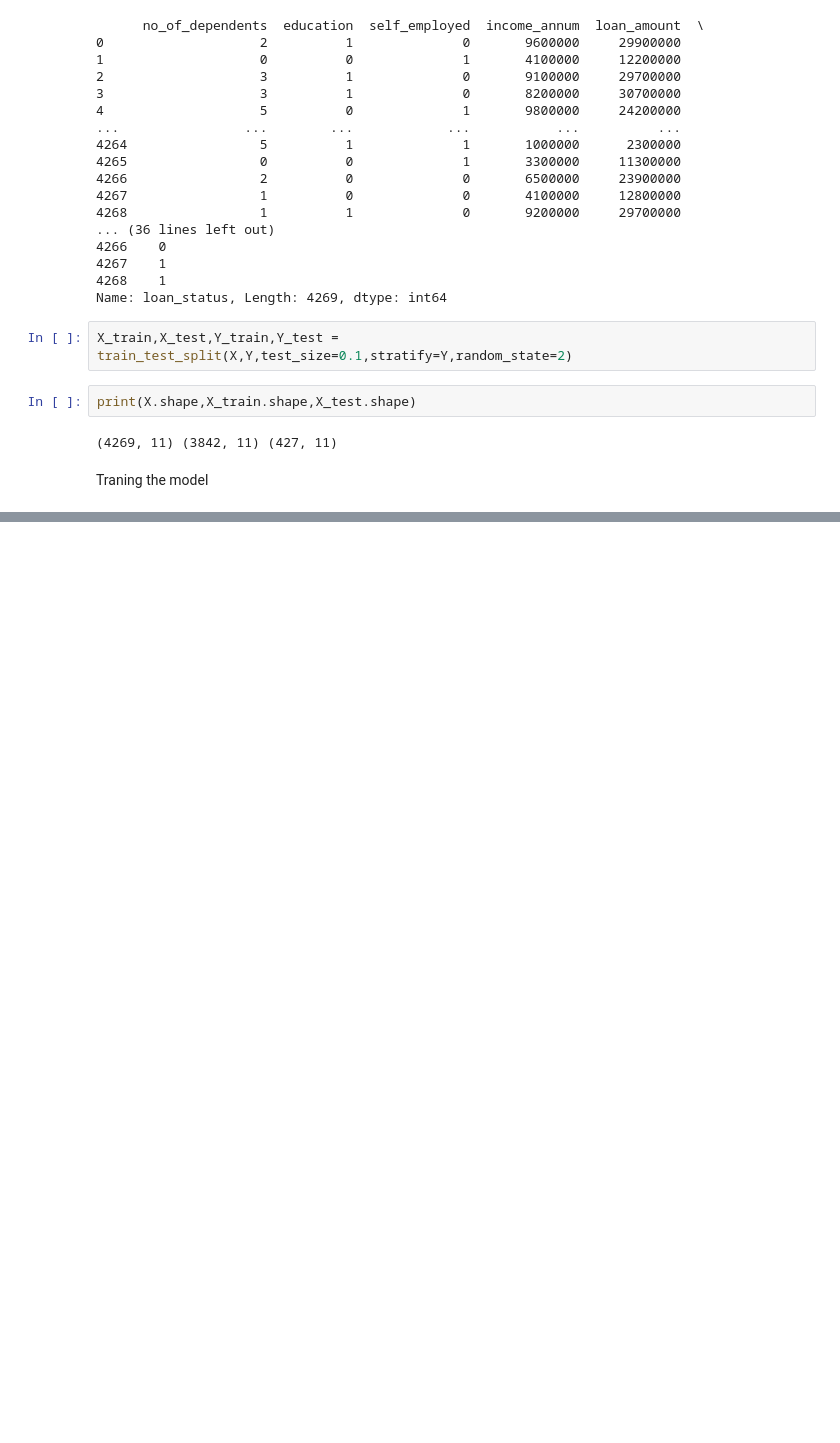
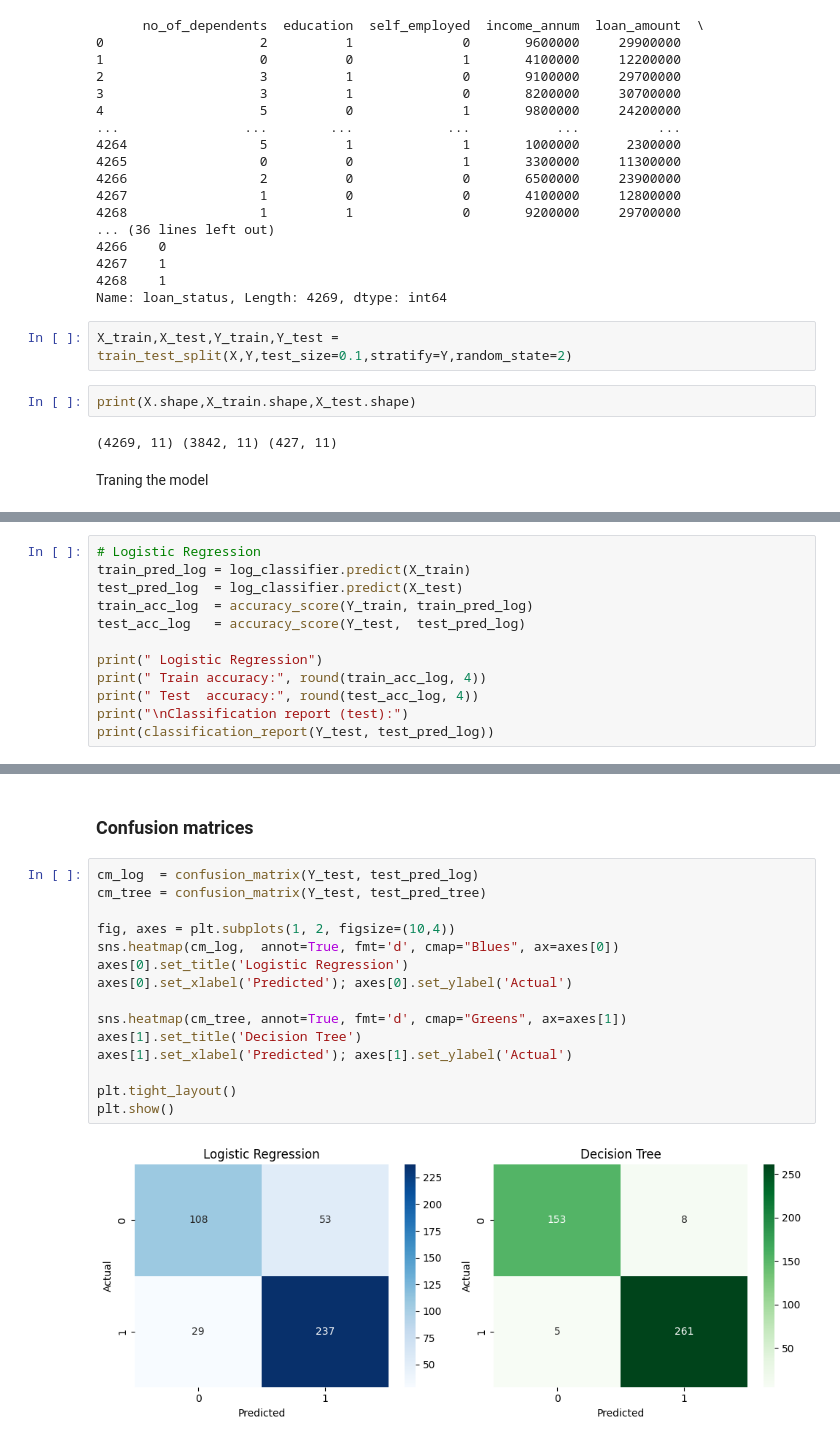
Before and after one commit to CodewithTanzeel/Loan-Approval-Prediction, a Jupyter notebook: Loan_Approval_PredictionApp.ipynb, the cells around one changed output, grey strips where cells are left out. Cells and saved outputs as stored; diff of their text form; blank space fills up the shorter version.

```diff
--- a/Loan_Approval_PredictionApp.ipynb
+++ b/Loan_Approval_PredictionApp.ipynb
@@ -204,0 +227,12 @@ classifier.fit(X_train,Y_train)
+# %%
+# Logistic Regression
+train_pred_log = log_classifier.predict(X_train)
+test_pred_log  = log_classifier.predict(X_test)
+train_acc_log  = accuracy_score(Y_train, train_pred_log)
+test_acc_log   = accuracy_score(Y_test,  test_pred_log)
+
+print(" Logistic Regression")
+print(" Train accuracy:", round(train_acc_log, 4))
+print(" Test  accuracy:", round(test_acc_log, 4))
+print("\nClassification report (test):")
+print(classification_report(Y_test, test_pred_log))
@@ -204,0 +312,19 @@ classifier.fit(X_train,Y_train)
+# %% [markdown]
+### Confusion matrices
+# %%
+cm_log  = confusion_matrix(Y_test, test_pred_log)
+cm_tree = confusion_matrix(Y_test, test_pred_tree)
+
+fig, axes = plt.subplots(1, 2, figsize=(10,4))
+sns.heatmap(cm_log,  annot=True, fmt='d', cmap="Blues", ax=axes[0])
+axes[0].set_title('Logistic Regression')
+axes[0].set_xlabel('Predicted'); axes[0].set_ylabel('Actual')
+
+sns.heatmap(cm_tree, annot=True, fmt='d', cmap="Greens", ax=axes[1])
+axes[1].set_title('Decision Tree')
+axes[1].set_xlabel('Predicted'); axes[1].set_ylabel('Actual')
+
+plt.tight_layout()
+plt.show()
+# %% [output]
+[figure, added]
```
Also changed, not shown: parts of 13 cells of this notebook.
